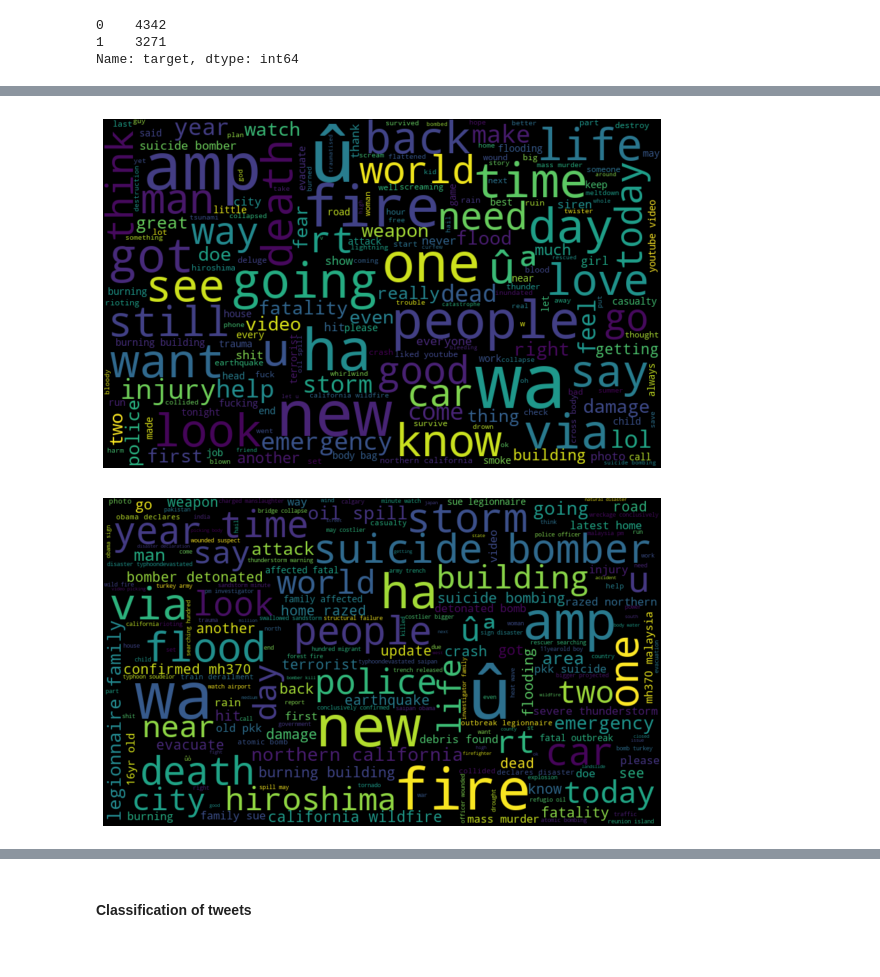
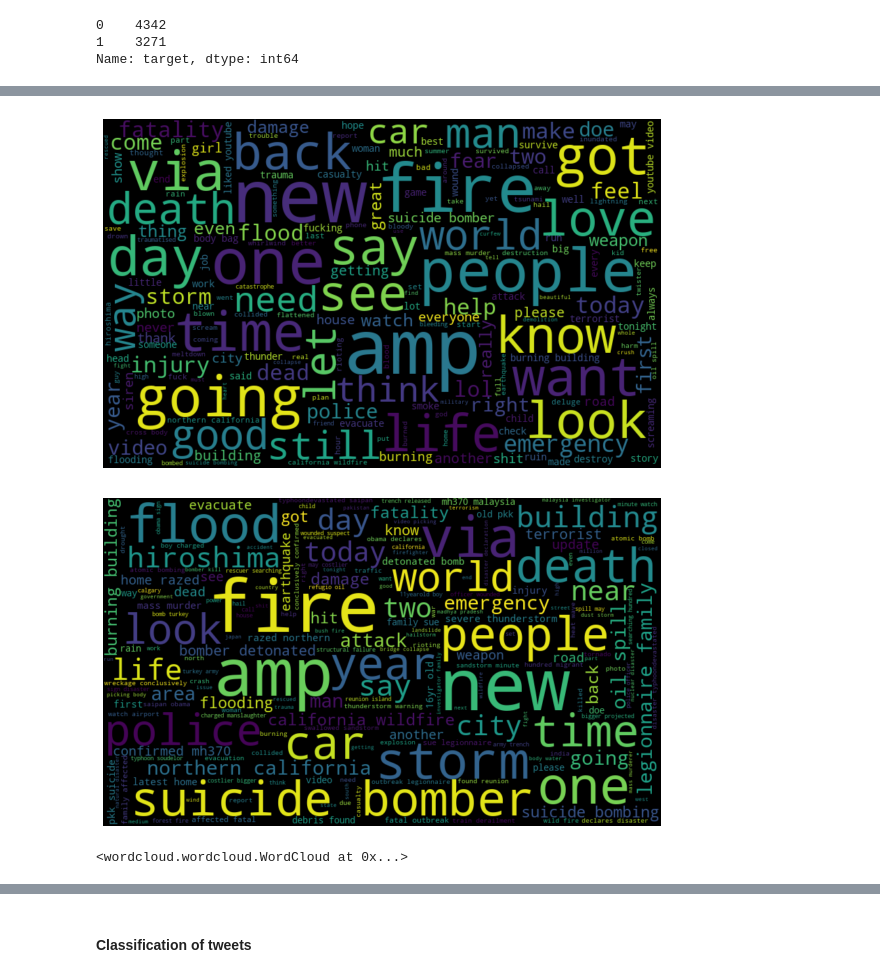
Before and after one commit to yepterence/Project-Cymopolea, a Jupyter notebook: text-processing.ipynb, the cells around one changed output, grey strips where cells are left out. Saved outputs shown, nothing was run; the diff lists cells and outputs as text; code cells hidden in the pictures.

Commit message:
Tried different vectorization methods, adding new features, generated word clouds for graphic purposes, added code to remove ascii and short words in cleaning function.

```diff
--- a/text-processing.ipynb
+++ b/text-processing.ipynb
@@ -128,9 +127,15 @@ def clean_text_lm(text):
     doc = contractions.fix(text)
     eng_stop = stopwords.words('english') # english stopwords
     wn = nltk.WordNetLemmatizer() # Instantiate word lemmatizer
-    # match regex pattern and replace with empty string
-#     doc_nousr = re.sub(r'@[^\s]+',r'',doc)
-    doc_nourl = re.sub(r'(?:(?:https?|ftp):\/\/)?[\w/\-?=%.]+\.[\w/\-&?=%.]+',r'',doc)
+
+    # match regex pattern and remove users, replace with empty string
+    #  doc_nousr = re.sub(r'@[^\s]+',r'',doc)
+
+    # remove any ascii symbols
+    doc_noascii= doc.encode("ascii", errors="ignore").decode()
+    # remove any links
+    doc_nourl = re.sub(r'(?:(?:https?|ftp):\/\/)?[\w/\-?=%.]+\.[\w/\-&?=%.]+',r'',doc_noascii)
+    # remove any remaining special characters
     doc_nospchar = re.sub(r'^a-zA-Z\s\W+',r'',doc_nourl,re.I | re.A)
 
     # remove punctuations from previous out
@@ -141,9 +146,14 @@ def clean_text_lm(text):
 
     # lemmatize and store in list format
     lem_text = [wn.lemmatize(word) for word in re.split('\W+',doc_lower_nospc)]
+    #  removes any nonsensical words
+    lem_text = [word for word in lem_text if len(word) > 2]
 
      # join list into string with no stopwords
     no_stop_docs = ' '.join([word for word in lem_text if word not in eng_stop])
 
     return no_stop_docs
+
+# Vectorize the function to apply accross dataframe
+cleaner = np.vectorize(clean_text_lm)
 # %%
@@ -180,15 +188,16 @@ plt.imshow(wordcloud, interpolation='bilinear')
 plt.axis('off')
 plt.show()
 # %% [output]
-[figure, old version]
+[figure, new version]
 # %%
 raw_['cleaned_text'] = cleaner(raw_['text'])
 disaster_words = ' '.join(word for word in raw_['cleaned_text'][raw_['target']==1])
 wordcloud = WordCloud(width=850, height=500, max_font_size=110).generate(disaster_words)
 plt.figure(figsize=(10,7))
 plt.imshow(wordcloud, interpolation='bilinear')
 plt.axis('off')
 plt.show()
-# plt.savefig('disaster_wordcloud.png')
+wordcloud.to_file('images/disaster_wordcloud.jpg')
 # %% [output]
-[figure, old version]
+[figure, new version]
+<wordcloud.wordcloud.WordCloud at 0x...>
```
Also changed, not shown: parts of 21 cells of this notebook, 1 other file.
